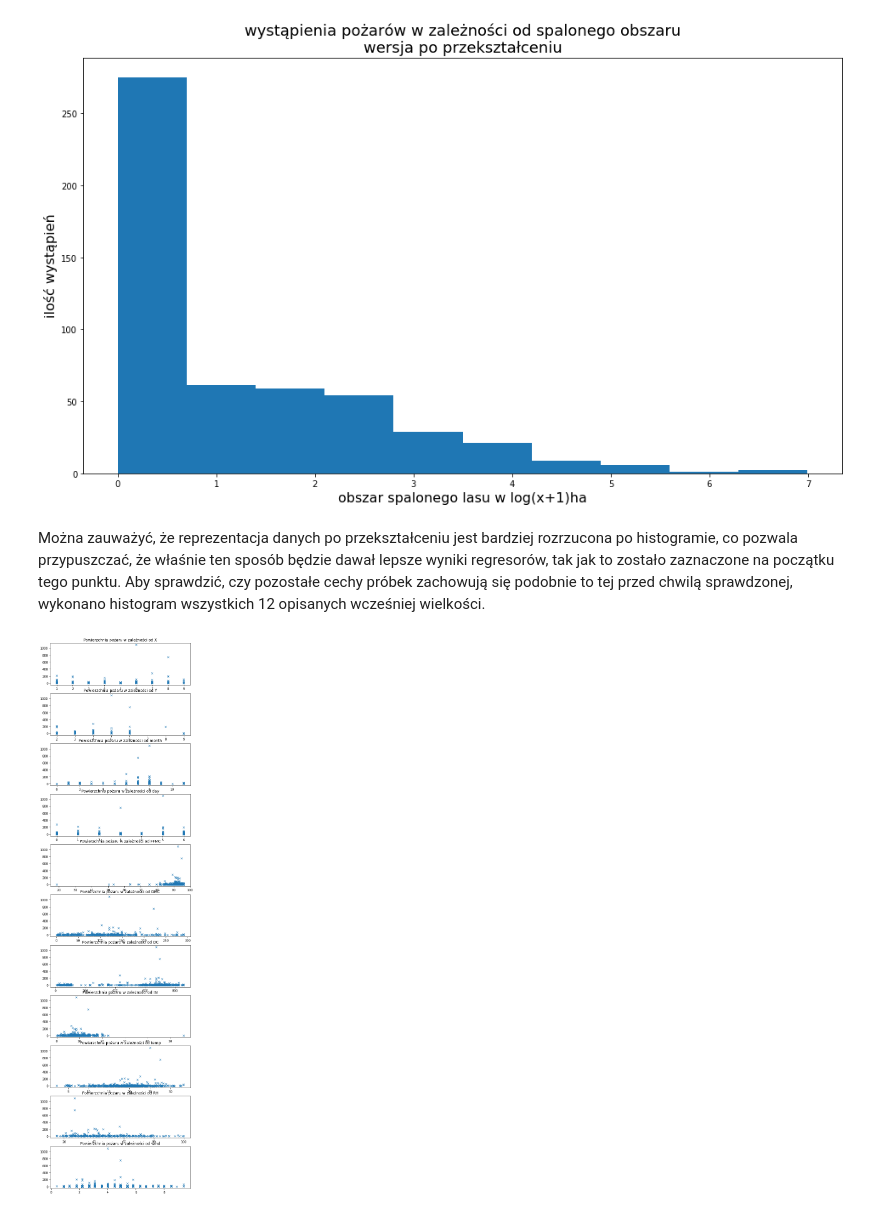
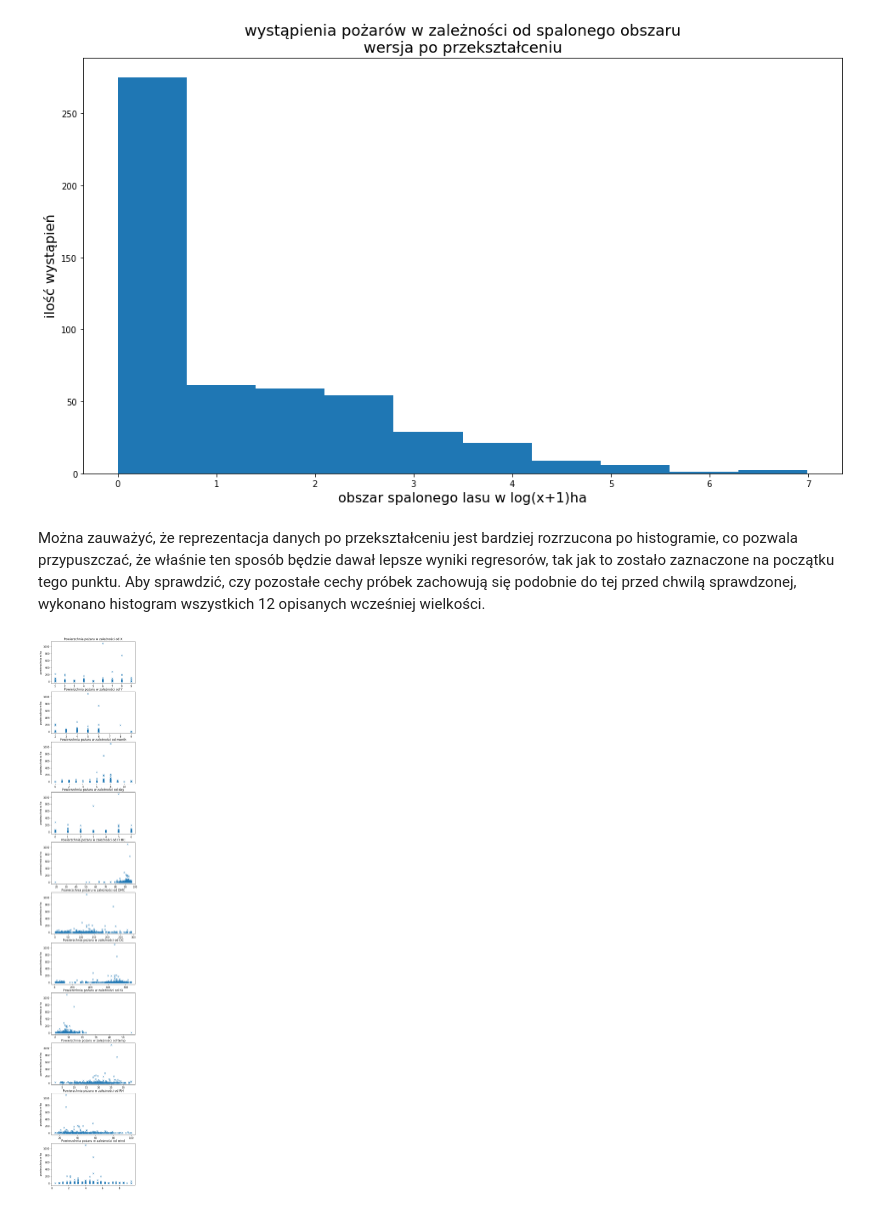
Before and after one commit to Jack-the-bubble/pszt_2, a Jupyter notebook: try_1/Untitled.ipynb, the cells around one changed output. Cells and saved outputs as stored; diff of their text form; code cells hidden in the pictures.

Commit message:
data significance analysis

```diff
--- a/try_1/Untitled.ipynb
+++ b/try_1/Untitled.ipynb
@@ -156,36 +156,14 @@ mpt.show()
 # %% [output]
 [figure]
 # %% [markdown]
-Można zauważyć, że reprezentacja danych po przekształceniu jest bardziej rozrzucona po histogramie, co pozwala przypuszczać, że właśnie ten sposób będzie dawał lepsze wyniki regresorów, tak jak to zostało zaznaczone na początku tego punktu. Aby sprawdzić, czy pozostałe cechy próbek zachowują się podobnie to tej przed chwilą sprawdzonej, wykonano histogram wszystkich 12 opisanych wcześniej wielkości.
+Można zauważyć, że reprezentacja danych po przekształceniu jest bardziej rozrzucona po histogramie, co pozwala przypuszczać, że właśnie ten sposób będzie dawał lepsze wyniki regresorów, tak jak to zostało zaznaczone na początku tego punktu. Aby sprawdzić, czy pozostałe cechy próbek zachowują się podobnie do tej przed chwilą sprawdzonej, wykonano histogram wszystkich 12 opisanych wcześniej wielkości.
-# %%
-# fig, axes = mpt.subplots(11, 2, figsize=(17, 25))
-# for i in range(data_set.shape[1]-2):
-#     x_num = i
-#     y_num = 0#i%3
-#     # Display area = f(current_attribute)
-#     axes[x_num, y_num].plot(data_set.iloc[:, i], data_set.loc[:, 'area'], '.')
-#     axes[x_num, y_num].set_title("area = f({})" .format(data.columns[i]), fontsize=17)
-#     axes[x_num, y_num].set_xlabel(data.columns[i], fontsize=13)
-#     axes[x_num, y_num].set_ylabel("Obszar w ha", fontsize=13)
-
-mpt.figure(figsize = (8,32))
-
-for i in range(11):
-    mpt.subplot(11, 1, i+1)
-    mpt.title("Powierzchnia pożaru w zależności od " +data_set.columns[i])
-    mpt.plot(data_set.iloc[:, i], data_set.iloc[:, 12], 'x')
-
-# fig, ax = mpt.subplots(11, 1, figsize = (8, 32))
-# #for i in range(11):
-# #    subs[1, i].hist(data.iloc[:, i])#, data.loc[:, 'area'])
-
-# #mpt.show()
-# # for i in range(11):
-# ax[1, 1].plot(data_set.iloc[1, 1], data_set.iloc[1, 1], '.')
-#     #df = data_set.iloc[:, i]
-#     #print("Histogram przedstawiający ilość pożarów\n w zależności od ",data_set.columns[i])
-#     #df.hist(ax = subs[i, 1])
-
-#     #histo = df.hist(figsize = (16, 12))
-# %% [output]
-[figure, removed]
+# %%
+mpt.figure(figsize = (6,40))
+
+for i in range(11):
+    mpt.subplot(11, 1, i+1)
+    mpt.ylabel('powierzchnia w ha')
+    mpt.title("Powierzchnia pożaru w zależności od " +data_set.columns[i])
+    mpt.plot(data_set.iloc[:, i], data_set.iloc[:, 12], 'x')
+# %% [output]
+[figure, added]
```
Also changed, not shown: parts of 2 cells of this notebook.
